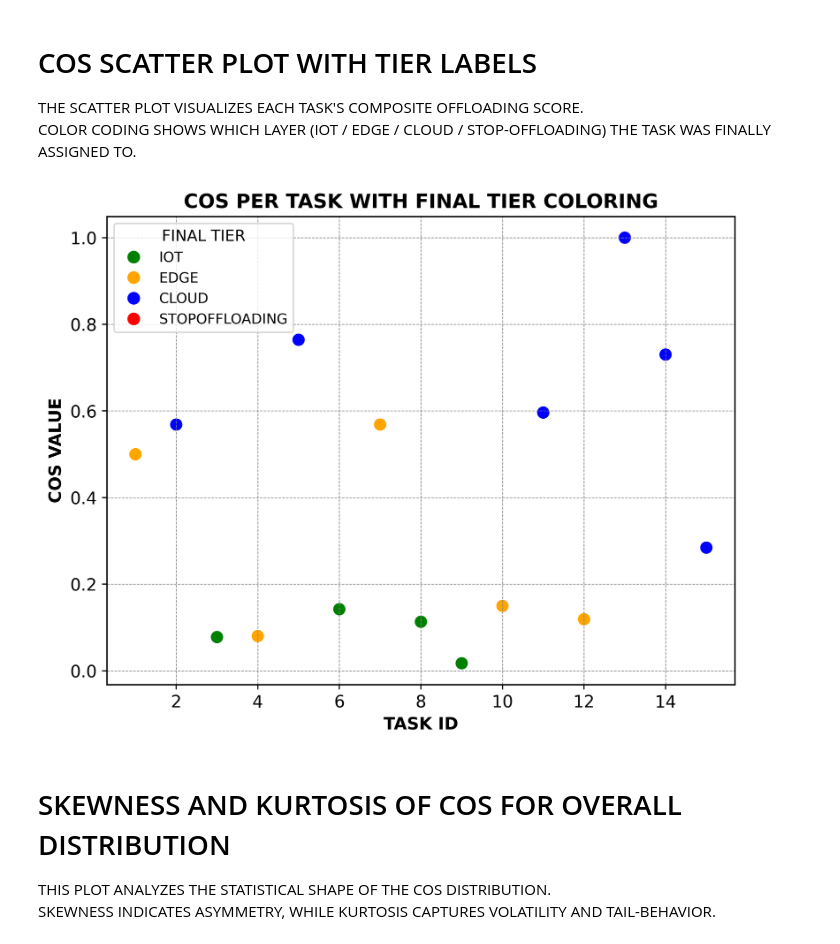
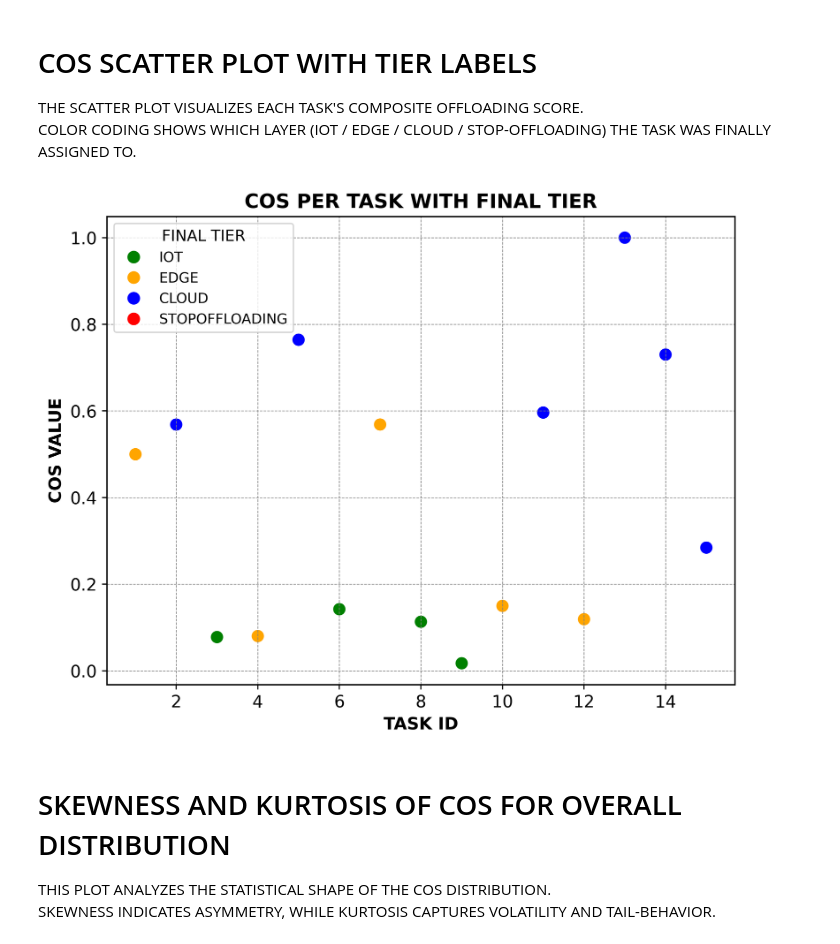
Before and after one commit to DaRkSouL36/SML-OA, a Jupyter notebook: ILLUSTRATION.ipynb, the cells around one changed output. Drawn from its saved outputs; the diff is of its cells as text; code cells hidden in the pictures.

```diff
--- a/ILLUSTRATION.ipynb
+++ b/ILLUSTRATION.ipynb
@@ -631,35 +627,35 @@ color_map = {
     "Edge": "orange",
     "Cloud": "blue",
     "StopOffloading": "red"
 }
 
 colors = df_log["Final_Tier"].map(color_map)
 
 plt.figure(figsize=(8, 6), dpi=500)
 plt.scatter(df_log["Task_ID"], df_log["COS"], c=colors, s=60)
 
 # Create circular legend markers
 legend_handles = [
     Line2D(
         [0], [0],
         marker='o',
         color='w',
         markerfacecolor=color_map[key],
         markersize=10,
         label=key.upper()
     )
     for key in color_map
 ]
 
 plt.legend(handles=legend_handles, title="FINAL TIER", fontsize=10, title_fontsize=11)
 
 plt.xlabel("TASK ID", fontsize=12)
 plt.ylabel("COS VALUE", fontsize=12)
-plt.title("COS PER TASK WITH FINAL TIER COLORING", fontsize=14)
+plt.title("COS PER TASK WITH FINAL TIER", fontsize=14)
 plt.grid(True, linestyle='--', linewidth=0.5)
 plt.show()
 # %% [output]
-[figure, old version]
+[figure, new version]
 # %% [markdown]
 # SKEWNESS AND KURTOSIS OF COS FOR OVERALL DISTRIBUTION
 
```
Also changed, not shown: parts of 4 cells of this notebook.
